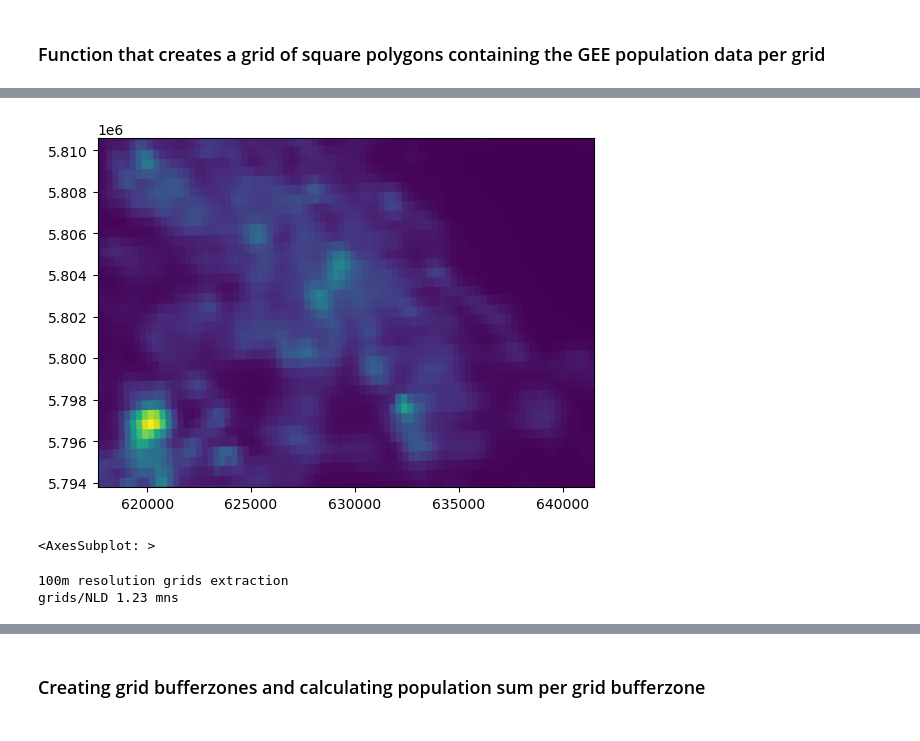
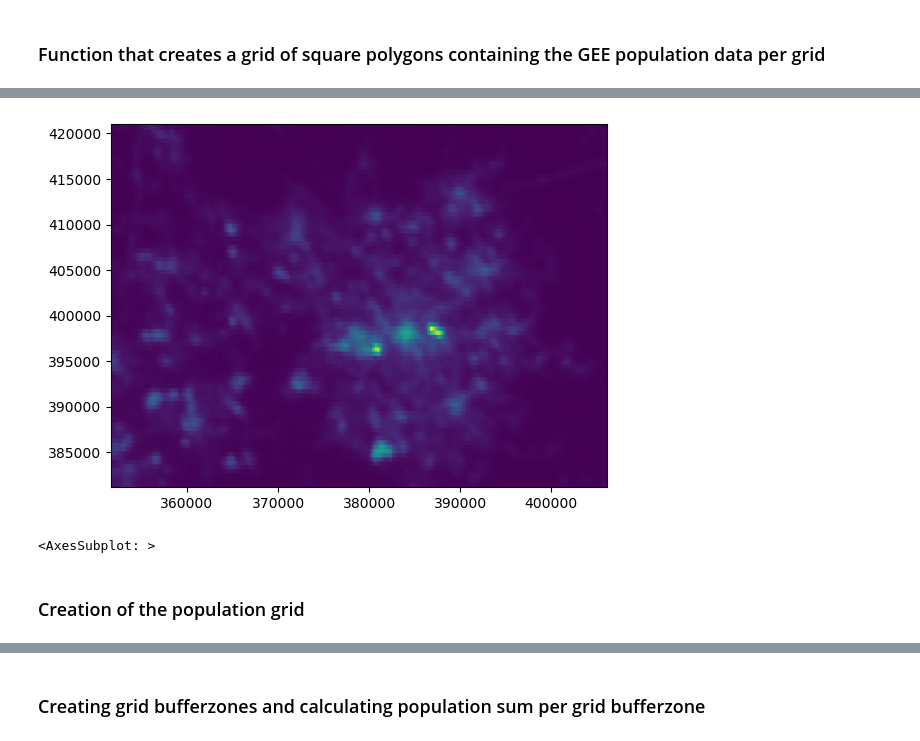
Before and after one commit to Spatial-Data-Science-and-GEO-AI-Lab/MultiHealth_J, a Jupyter notebook: manchester_final.ipynb, the cells around one changed output, grey strips where cells are left out. Drawn from its saved outputs; the diff is of its cells as text; code cells hidden in the pictures.

```diff
--- a/manchester_final.ipynb
+++ b/manchester_final.ipynb
@@ -566,12 +556,14 @@ show(img)
 <AxesSubplot: >
 # %%
 # Checking NightLight file
-fp = path+'/Amsterdam_2022_NL.tif'
+fp = path+f'/{city}_2022_NL.tif'
 img = rasterio.open(fp)
 show(img)
 # %% [output]
-[figure, old version]
+[figure, new version]
 <AxesSubplot: >
+# %% [markdown]
+### Creation of the population grid
 # %%
 # Creation of the population grid
 
@@ -582,8 +574,5 @@ population_grids = city_grids_format(popgrid_proj,
 print(' ')
 
 # Save the dataframe
-popgridamsterdam = population_grids[0]
+popgridmanchester = population_grids[0]
-# %% [output]
-100m resolution grids extraction
-grids/NLD 1.23 mns
 # %%
```
Also changed, not shown: parts of 65 cells of this notebook.
